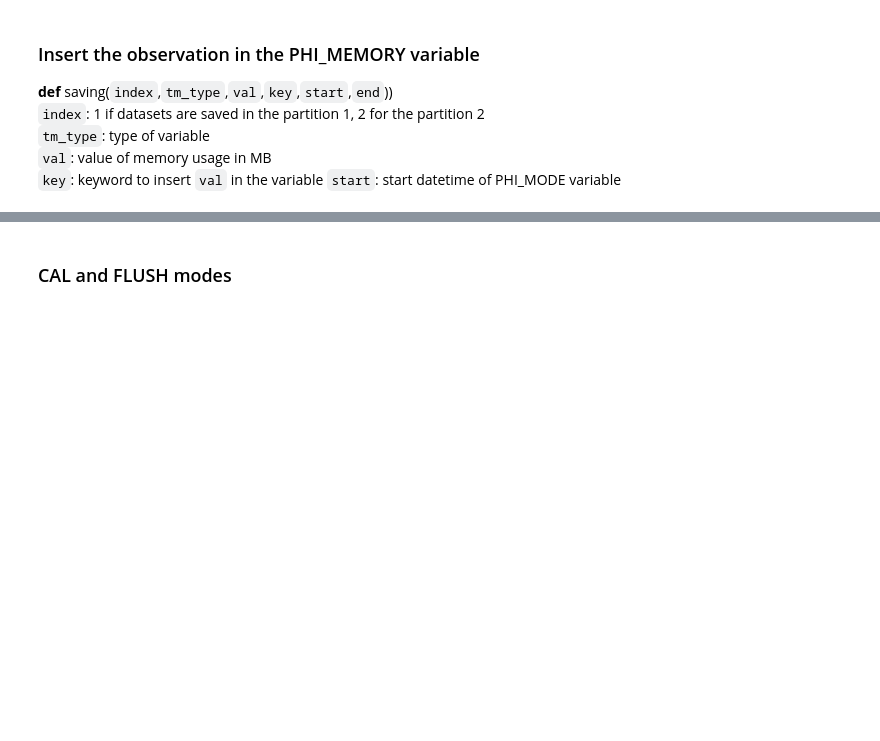
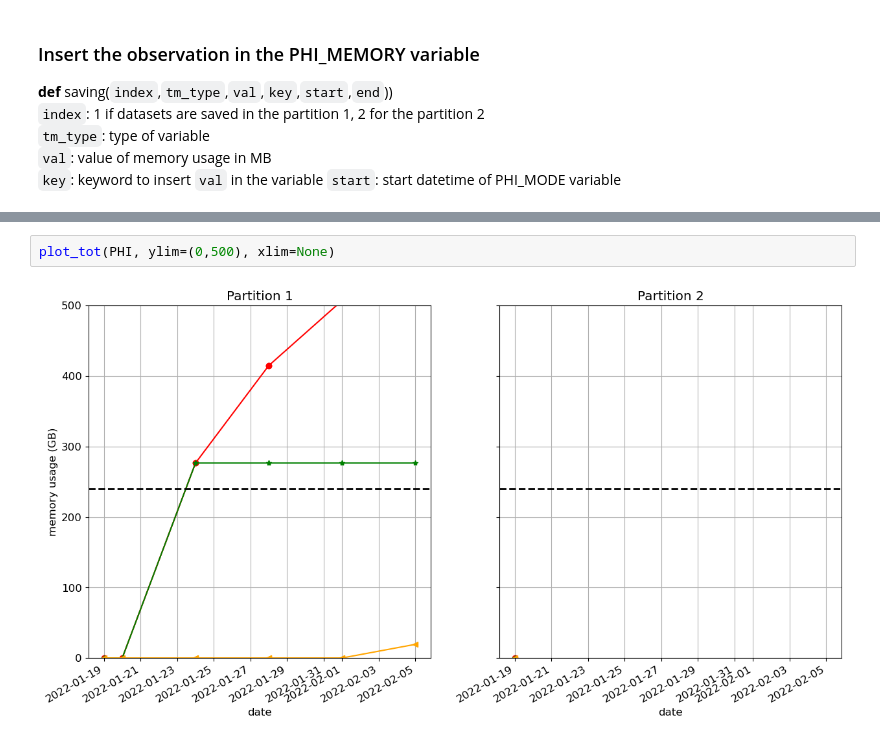
Before and after one commit to dcalc/PHI_TMtool, a Jupyter notebook: class_example.ipynb, the cells around one changed output, grey strips where cells are left out. Drawn from its saved outputs; the diff is of its cells as text; blank space fills up the shorter version.

```diff
--- a/class_example.ipynb
+++ b/class_example.ipynb
@@ -189,2 +196,4 @@ _ = PHI.plot(1, bar=True)
-# %% [markdown]
-### CAL and FLUSH modes
+# %%
+plot_tot(PHI, ylim=(0,500), xlim=None)
+# %% [output]
+[figure, added]
```
Also changed, not shown: parts of 10 cells of this notebook, 5 other files.
